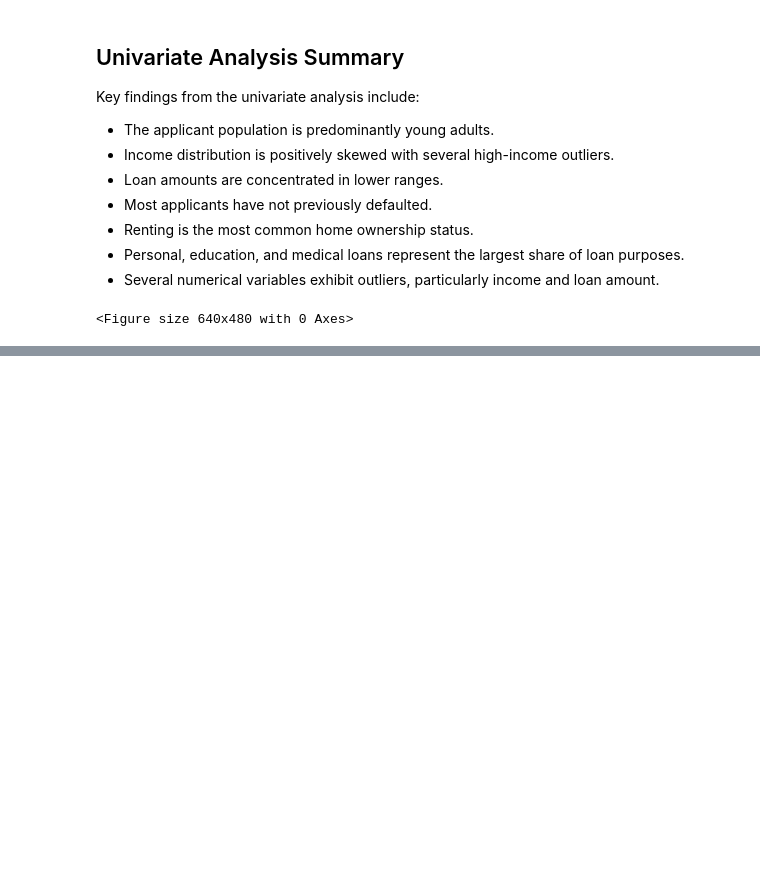
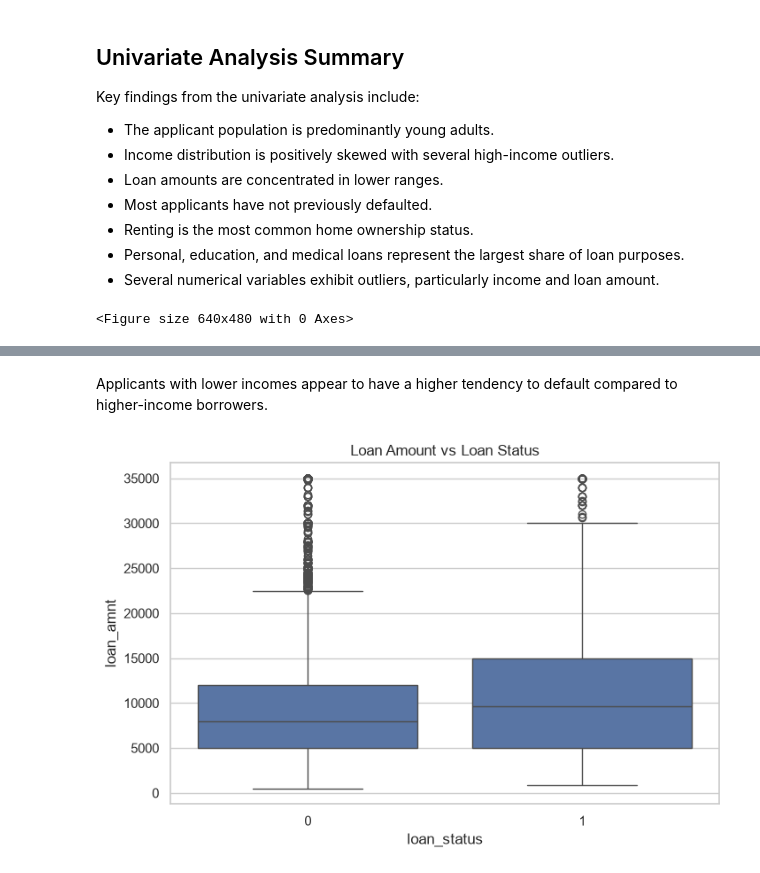
Before and after one commit to charank006/credit-risk-eda, a Jupyter notebook: notebooks/credit_eda.ipynb, the cells around one changed output, grey strips where cells are left out. Drawn from its saved outputs; the diff is of its cells as text; code cells hidden in the pictures; blank space fills up the shorter version.

```diff
--- a/notebooks/credit_eda.ipynb
+++ b/notebooks/credit_eda.ipynb
@@ -725,0 +762,16 @@ plt.savefig("../reports/figures/age_distribution.png", dpi=300, bbox_inches="tig
+# %% [markdown]
+Applicants with lower incomes appear to have a higher tendency to default compared to higher-income borrowers.
+# %%
+plt.figure(figsize=(8,5))
+
+sns.boxplot(
+    x="loan_status",
+    y="loan_amnt",
+    data=df_clean
+)
+
+plt.title("Loan Amount vs Loan Status")
+
+plt.show()
+# %% [output]
+[figure, added]
```
Also changed, not shown: parts of 21 cells of this notebook, 1 other file.
